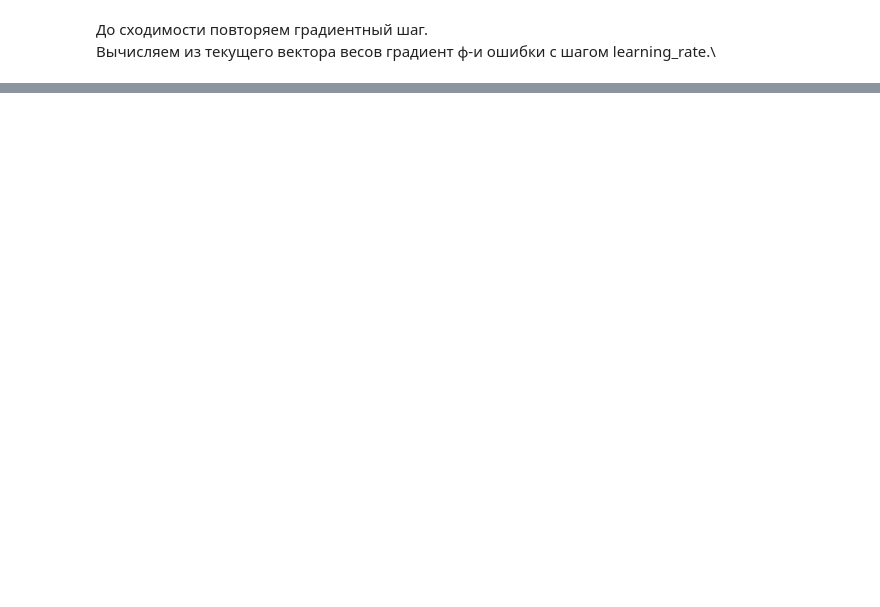
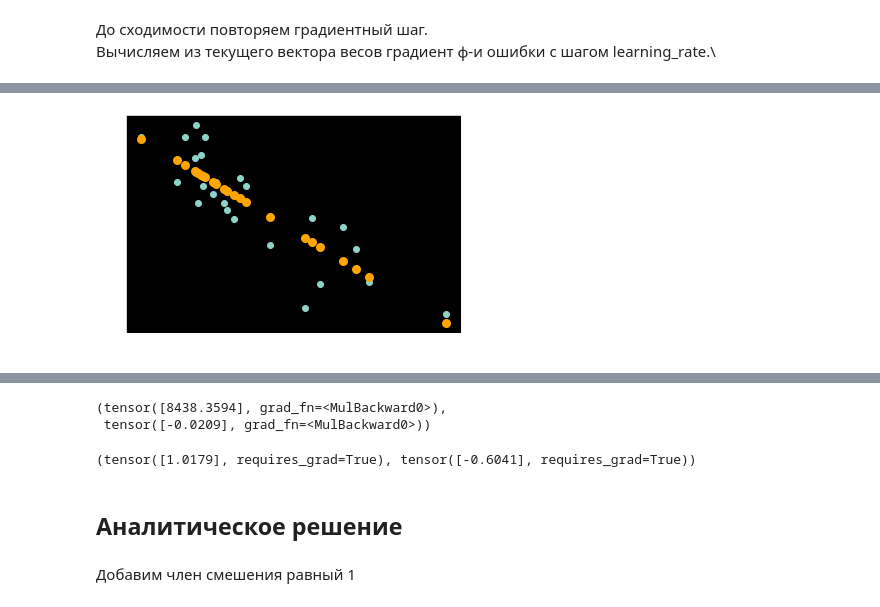
Before and after one commit to Alexcei/ft_linear_regression, a Jupyter notebook: Linear_regression_Tutorial.ipynb, the cells around one changed output, grey strips where cells are left out. Saved outputs shown, nothing was run; the diff lists cells and outputs as text; code cells hidden in the pictures; blank space fills up the shorter version.

```diff
--- a/Linear_regression_Tutorial.ipynb
+++ b/Linear_regression_Tutorial.ipynb
@@ -203,0 +211,12 @@ Theta1 : -0.021440141168322654
+# %%
+w = torch.zeros(1, requires_grad=True)
+b = torch.zeros(1, requires_grad=True)
+
+x = torch.tensor(np.array(mileage) / 10, dtype=torch.float32) ## / 10?
+y = torch.tensor(price, dtype=torch.float32)
+# %%
+y_pred = w * x + b
+loss = torch.mean( (y_pred - y)**2 )
+
+# propagete gradients
+loss.backward()
@@ -203,0 +230,35 @@ Theta1 : -0.021440141168322654
+# %%
+from IPython.display import clear_output
+
+x = torch.tensor(normalazer(mileage), dtype=torch.float32)
+y = torch.tensor(normalazer(price), dtype=torch.float32)
+
+w = torch.zeros(1, requires_grad=True)
+b = torch.zeros(1, requires_grad=True)
+
+for i in range(100):
+    y_pred = w * x + b
+    loss = torch.mean((y_pred - y)**2)
+    loss.backward()
+
+    # Be extremely careful with accessing the .data attribute!
+    w.data -= 0.5 * w.grad.data
+    b.data -= 0.5 * b.grad.data
+
+    #zero gradients
+    w.grad.data.zero_()
+    b.grad.data.zero_()
+
+    # the rest of code is just bells and whistles
+    if (i+1)%5==0:
+        clear_output(True)
+        plt.scatter(x.data.numpy(), y.data.numpy())
+        plt.scatter(x.data.numpy(), y_pred.data.numpy(), color='orange', linewidth=3)
+        plt.show()
+
+        print("loss = ", loss.data.numpy())
+        if loss.data.numpy() < 0.005:
+            print("Done!")
+            break
+# %% [output]
+[figure, added]
@@ -203,0 +266,14 @@ Theta1 : -0.021440141168322654
+# %%
+theta0 = b * max(price)
+theta1 = w * (max(price) / max(mileage))
+
+theta0, theta1
+# %% [output]
+(tensor([8438.3594], grad_fn=<MulBackward0>),
+ tensor([-0.0209], grad_fn=<MulBackward0>))
+# %%
+b, w
+# %% [output]
+(tensor([1.0179], requires_grad=True), tensor([-0.6041], requires_grad=True))
+# %% [markdown]
+## Аналитическое решение
@@ -203,0 +283,2 @@ Theta1 : -0.021440141168322654
+# %% [markdown]
+Добавим член смешения равный 1
```
Also changed, not shown: parts of 9 cells of this notebook.
